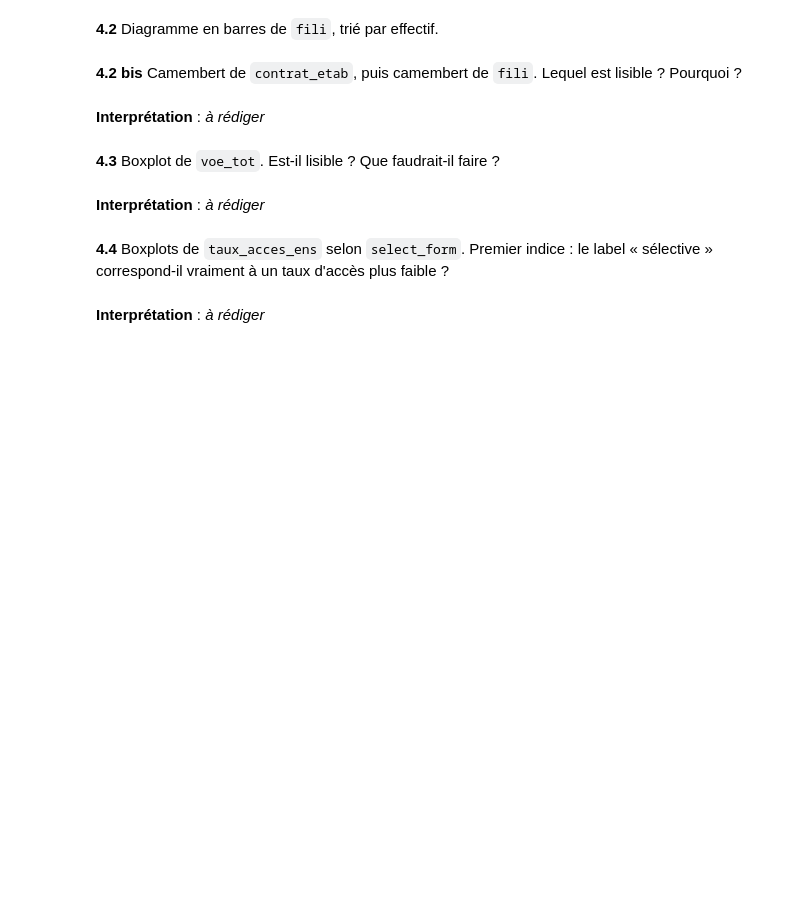
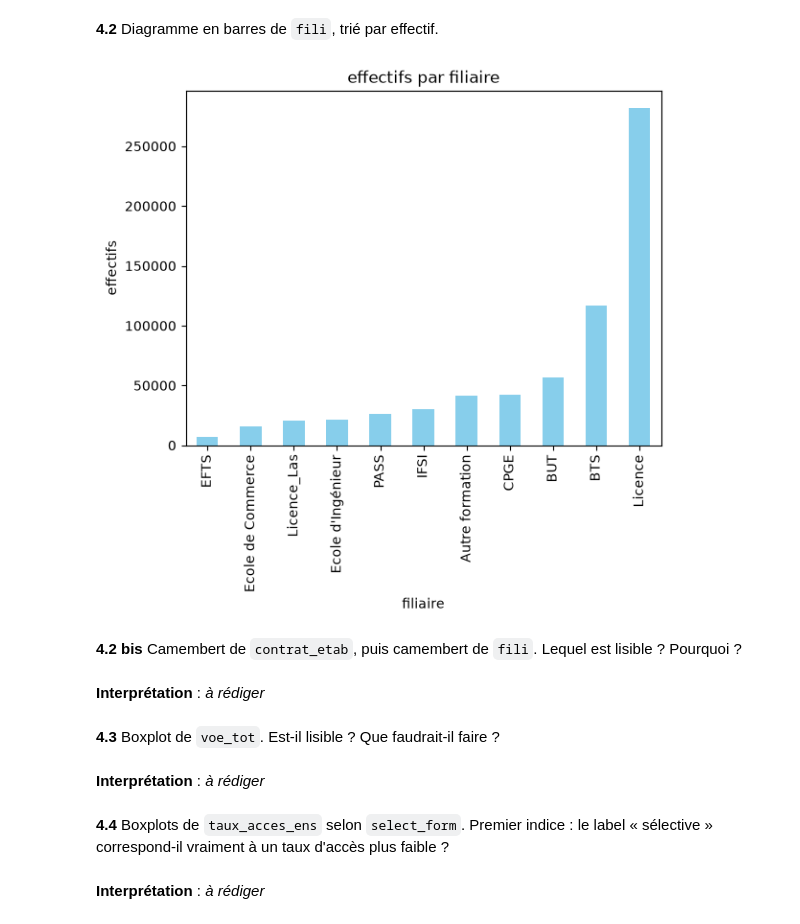
Before and after one commit to Ueihta/tp_EA_MG, a Jupyter notebook: TP_Parcoursup.ipynb, the cells around one changed output. Cells and saved outputs as stored; diff of their text form; code cells hidden in the pictures; blank space fills up the shorter version.

```diff
--- a/TP_Parcoursup.ipynb
+++ b/TP_Parcoursup.ipynb
@@ -275,5 +285,15 @@ Coefficient de variation:  50.92077218137682
 # %% [markdown]
 **4.2** Diagramme en barres de `fili`, trié par effectif.
+# %%
+effectifs_filiaire = df.groupby("fili")["acc_tot"].sum().sort_values()
+effectifs_filiaire.plot.bar(color='skyblue', legend=False)
+
+plt.title('effectifs par filiaire')
+plt.xlabel('filiaire')
+plt.ylabel('effectifs')
+plt.show()
+# %% [output]
+[figure, added]
 # %% [markdown]
 **4.2 bis** Camembert de `contrat_etab`, puis camembert de `fili`. Lequel est lisible ? Pourquoi ?
 # %% [markdown]
```
Also changed, not shown: parts of 2 cells of this notebook.
